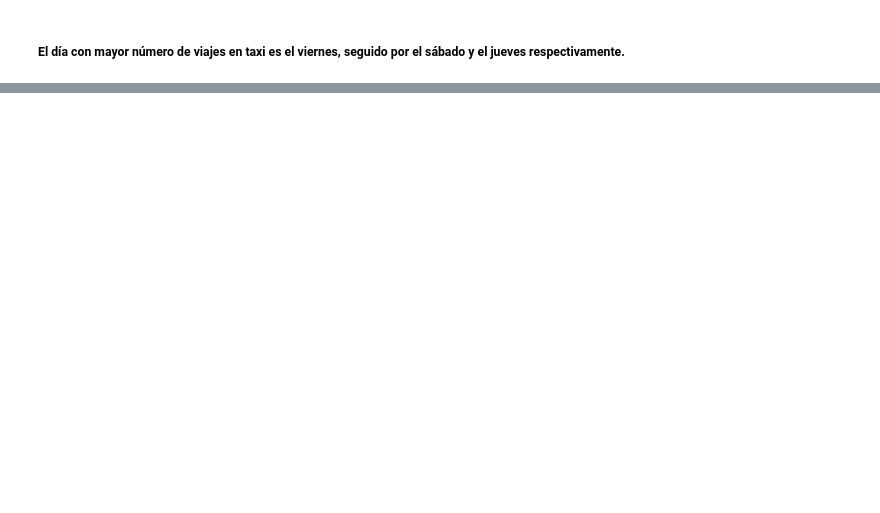
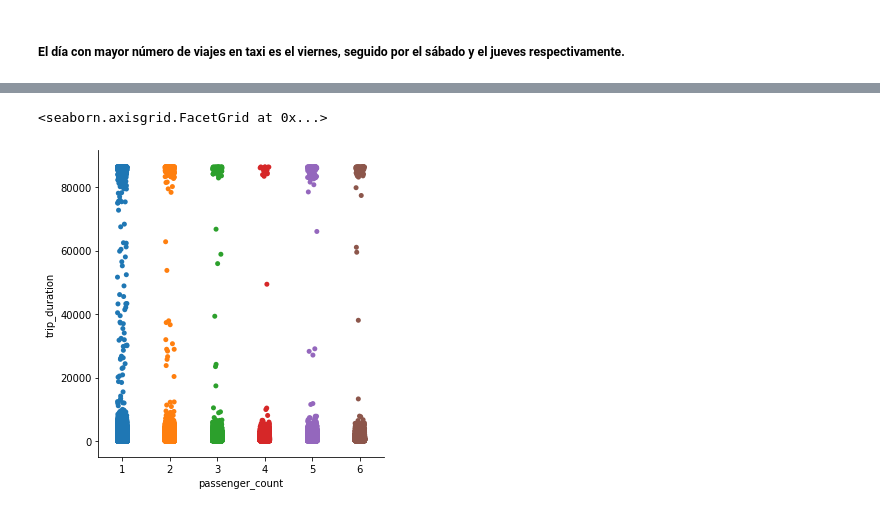
Before and after one commit to ujpinom/Analisis_datos, a Jupyter notebook: NY_taxis.ipynb, the cells around one changed output, grey strips where cells are left out. Cells and saved outputs as stored; diff of their text form; code cells hidden in the pictures; blank space fills up the shorter version.

```diff
--- a/NY_taxis.ipynb
+++ b/NY_taxis.ipynb
@@ -64,0 +88,8 @@ sns.countplot(taxis.Nombre_dia,
+# %%
+taxis=taxis.loc[taxis['trip_duration']!=1939736,:]
+taxis=taxis.loc[taxis['passenger_count'].isin([1,2,3,4,5,6]),:]
+# %%
+sns.catplot(x='passenger_count',y='trip_duration',data=taxis,kind='strip')
+# %% [output]
+<seaborn.axisgrid.FacetGrid at 0x...>
+[figure, added]
```
Also changed, not shown: parts of 17 cells of this notebook.
